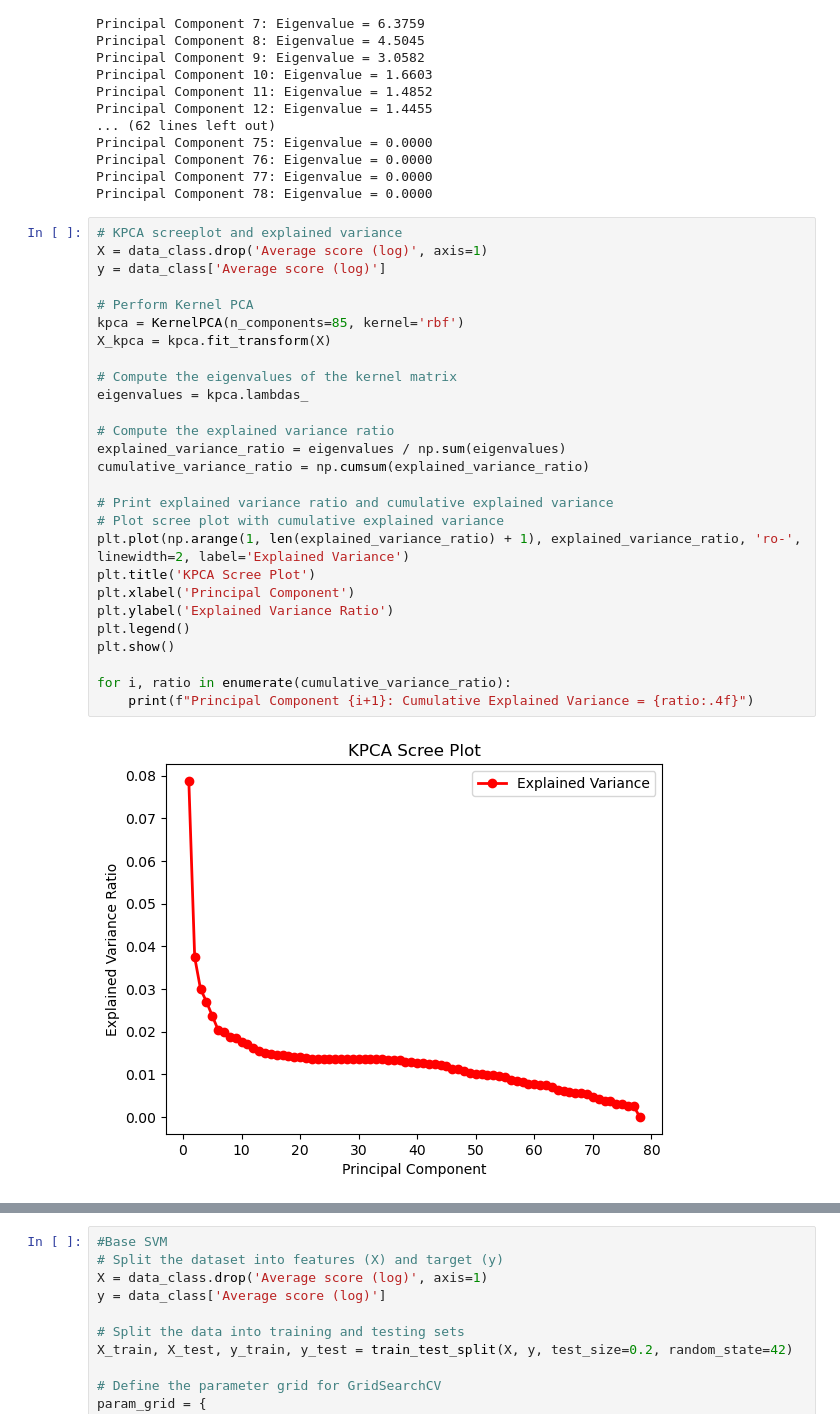
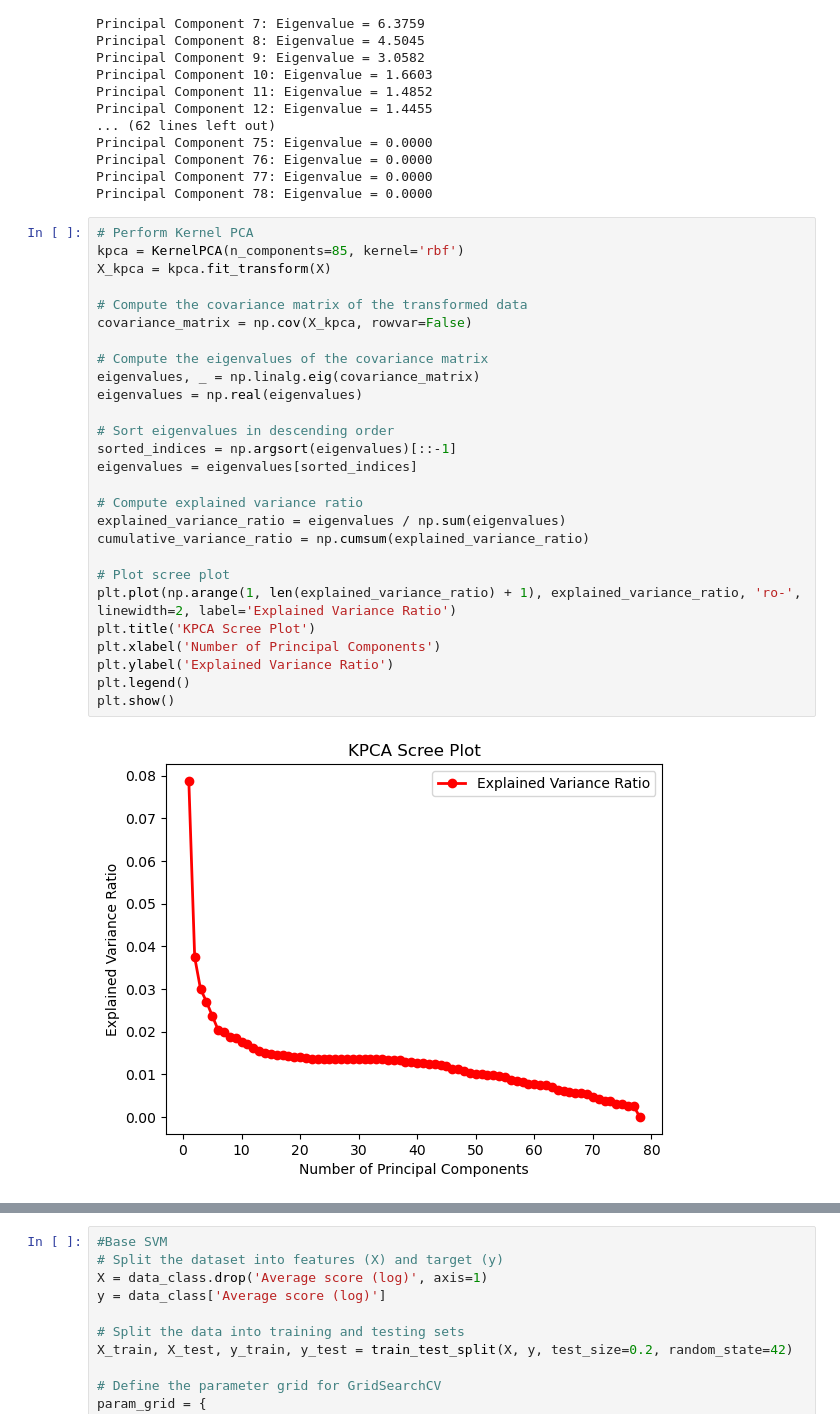
Before and after one commit to pieterhendriks/thesis, a Jupyter notebook: thesis_code.ipynb, the cells around one changed output, grey strips where cells are left out. Cells and saved outputs as stored; diff of their text form.

```diff
--- a/thesis_code.ipynb
+++ b/thesis_code.ipynb
@@ -585,31 +605,31 @@ Principal Component 76: Eigenvalue = 0.0000
 Principal Component 77: Eigenvalue = 0.0000
 Principal Component 78: Eigenvalue = 0.0000
 # %%
-# KPCA screeplot and explained variance
-X = data_class.drop('Average score (log)', axis=1)
-y = data_class['Average score (log)']
-
 # Perform Kernel PCA
 kpca = KernelPCA(n_components=85, kernel='rbf')
 X_kpca = kpca.fit_transform(X)
 
-# Compute the eigenvalues of the kernel matrix
-eigenvalues = kpca.lambdas_
+# Compute the covariance matrix of the transformed data
+covariance_matrix = np.cov(X_kpca, rowvar=False)
 
-# Compute the explained variance ratio
+# Compute the eigenvalues of the covariance matrix
+eigenvalues, _ = np.linalg.eig(covariance_matrix)
+eigenvalues = np.real(eigenvalues)
+
+# Sort eigenvalues in descending order
+sorted_indices = np.argsort(eigenvalues)[::-1]
+eigenvalues = eigenvalues[sorted_indices]
+
+# Compute explained variance ratio
 explained_variance_ratio = eigenvalues / np.sum(eigenvalues)
 cumulative_variance_ratio = np.cumsum(explained_variance_ratio)
 
-# Print explained variance ratio and cumulative explained variance
-# Plot scree plot with cumulative explained variance
-plt.plot(np.arange(1, len(explained_variance_ratio) + 1), explained_variance_ratio, 'ro-', linewidth=2, label='Explained Variance')
+# Plot scree plot
+plt.plot(np.arange(1, len(explained_variance_ratio) + 1), explained_variance_ratio, 'ro-', linewidth=2, label='Explained Variance Ratio')
 plt.title('KPCA Scree Plot')
-plt.xlabel('Principal Component')
+plt.xlabel('Number of Principal Components')
 plt.ylabel('Explained Variance Ratio')
 plt.legend()
 plt.show()
-
-for i, ratio in enumerate(cumulative_variance_ratio):
-    print(f"Principal Component {i+1}: Cumulative Explained Variance = {ratio:.4f}")
 # %% [output]
-[figure, old version]
+[figure, new version]
```
Also changed, not shown: parts of 5 cells of this notebook.
